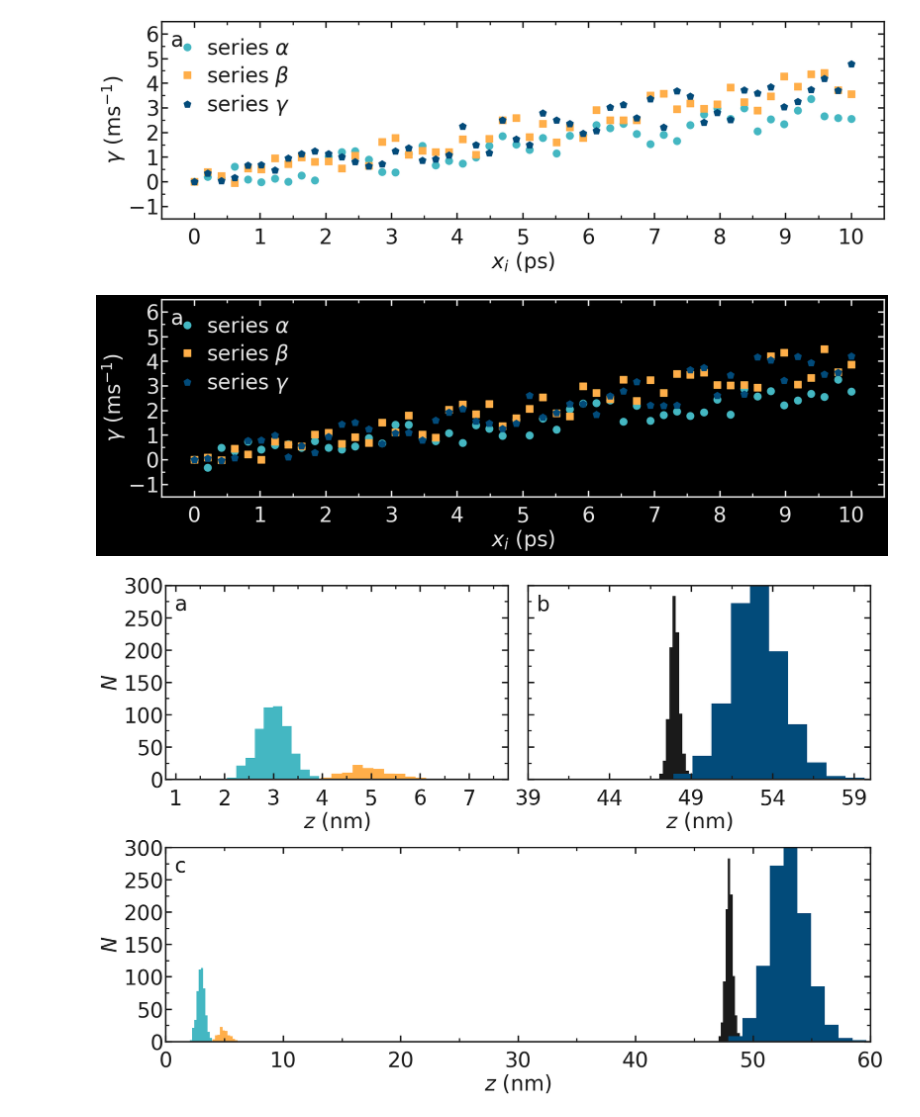
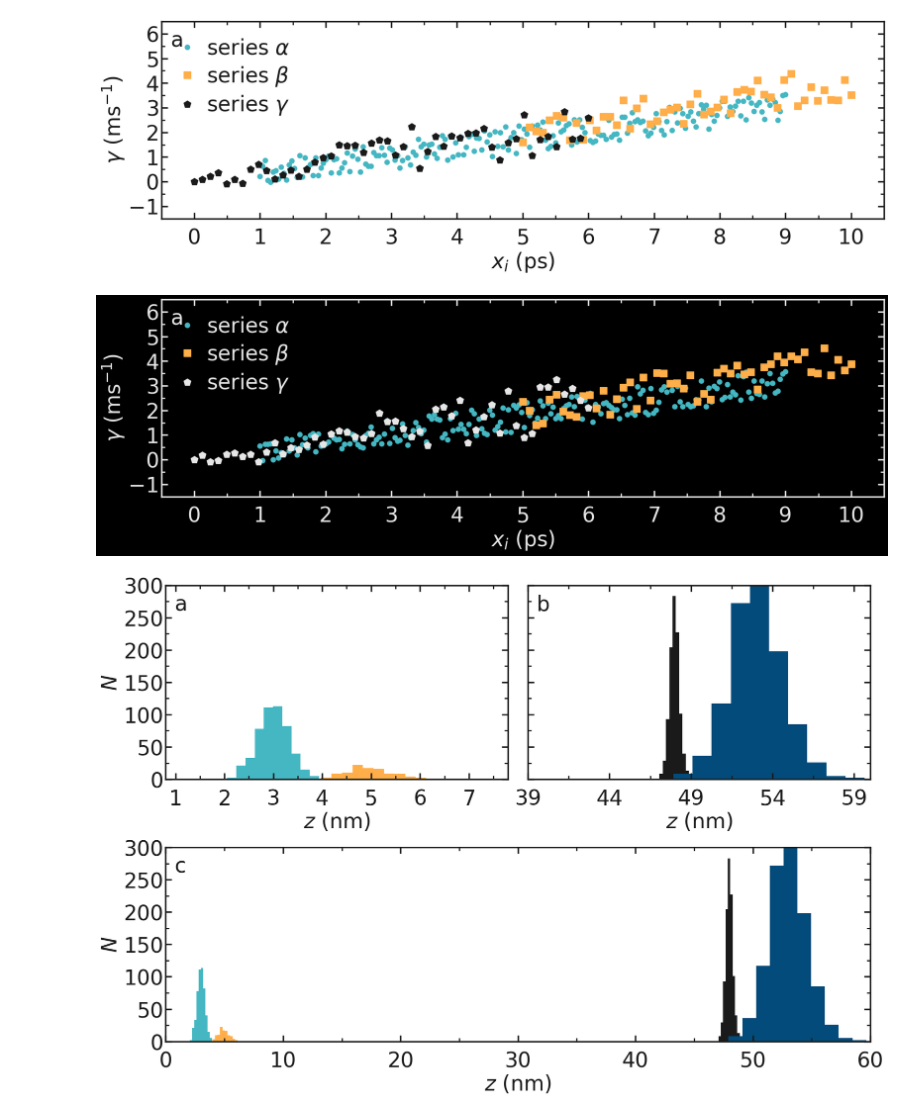
Before and after one commit to simongravelle/pyplot-perso, a Jupyter notebook: examples.ipynb, the cells around one changed output. Cells and saved outputs as stored; diff of their text form; code cells hidden in the pictures.

```diff
--- a/examples.ipynb
+++ b/examples.ipynb
@@ -12,35 +12,35 @@ from color_series1 import colors
 from functions import complete_panel, save_figure, set_boundaries, add_subplotlabels, set_boundaries, prepare_figure
 path_figures = "/examples/"
 # %%
-def random_linear_generator(xmin=0, xmax=10, slope=0.3, alpha=0.1, pref = 1):
-    x = np.linspace(xmin, xmax)
+def random_linear_generator(xmin=0, xmax=10, slope=0.3, alpha=0.1, pref = 1, N = 50):
+    x = np.linspace(xmin, xmax, N)
     y = slope*x + pref * (np.random.random(len(x))-0.5)*x**alpha
     return x, y
 # %%
 filename = "example-1"
 desired_transparency = False
 for mode, mygray in zip(['light', 'dark'], [colors["mylightgray"], colors["mydarkgray"]]):
     fig = prepare_figure(mode, transparency=desired_transparency, desired_figsize=(18,6))
     ax, n, l_tot, c_tot = [], 0, 1, 1
     n += 1
     ax.append(plt.subplot(l_tot, c_tot, n))
-    x, y = random_linear_generator(slope = 0.3, alpha = 0.1)
+    x, y = random_linear_generator(xmin = 1, xmax = 9, slope = 0.35, alpha = 0.1, N = 200)
     ax[-1].plot(x, y, 'o', color=colors["mycyan"],
-                markersize = 12, linewidth=4, label=r'series $\alpha$')
-    x, y = random_linear_generator(slope = 0.4, alpha = 0.2)
+                markersize = 8, linewidth=4, label=r'series $\alpha$')
+    x, y = random_linear_generator(xmin = 5, xmax = 10, slope = 0.4, alpha = 0.2)
     ax[-1].plot(x, y, 's', color=colors["myorange"],
                 markersize = 12, linewidth=4, label=r'series $\beta$')
-    x, y = random_linear_generator(slope = 0.4, alpha = 0.2)
-    ax[-1].plot(x, y, 'p', color=colors["mydarkblue"],
+    x, y = random_linear_generator(xmin = 0, xmax = 6, slope = 0.4, alpha = 0.5)
+    ax[-1].plot(x, y, 'p', color=mygray,
                 markersize = 12, linewidth=4, label=r'series $\gamma$')
     complete_panel(ax[-1], r'$x_i$ (ps)', r'$\gamma$ (ms$^{-1}$)', legend=True, axis_color=mygray, xpad=15)
     set_boundaries(plt, x_boundaries=(-0.5, 10.5), y_boundaries=(-1.5, 6.5),
                    x_ticks=np.arange(0, 11, 1), y_ticks=np.arange(-1, 7, 1))
     add_subplotlabels(fig, ax, ["a"], color=mygray)
     save_figure(plt, fig, mode, git_path, path_figures, filename, transparency = desired_transparency)
 # %% [output]
-[figure, old version]
+[figure, new version]
-[figure, old version]
+[figure, new version]
 # %%
 def generate_gaussian(mu, sigma, N):
     return np.random.normal(mu, sigma, N)
```
Also changed, not shown: 2 other files.
